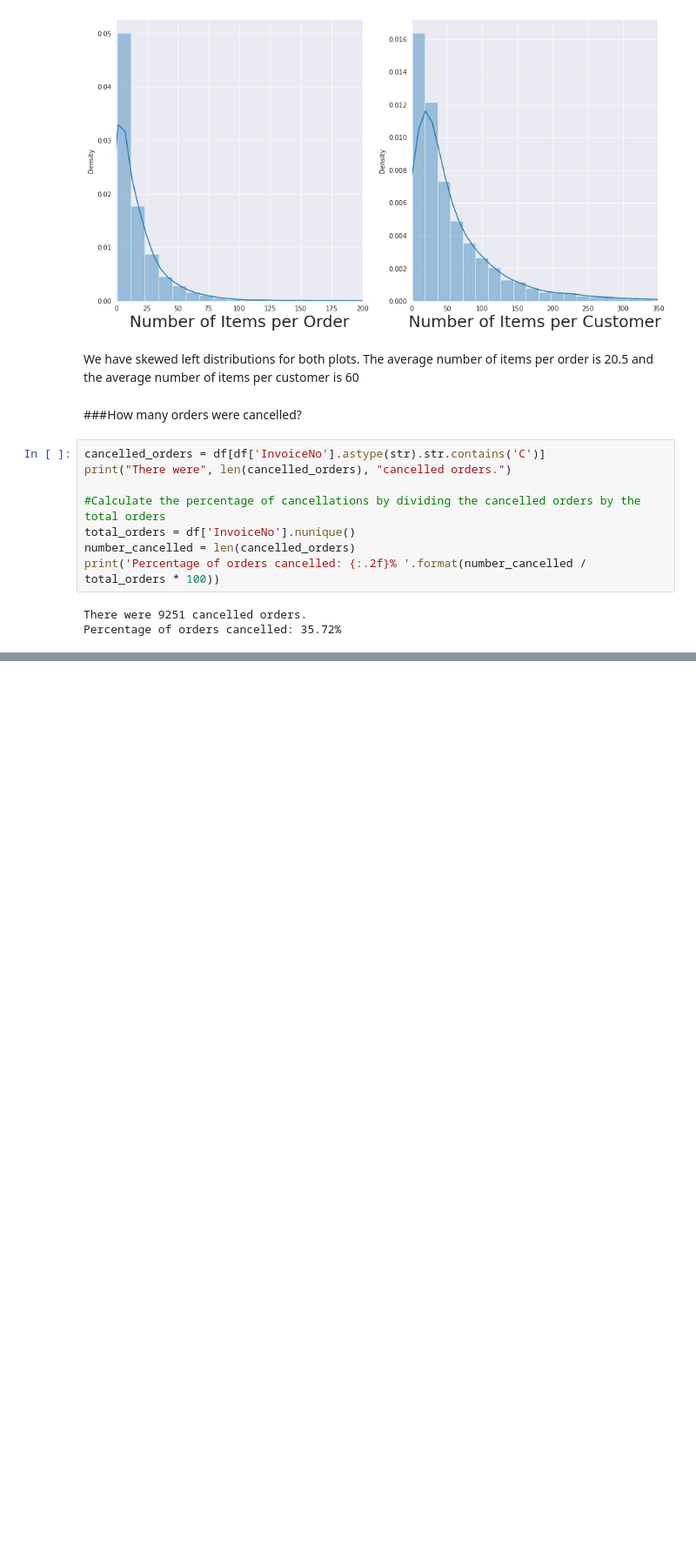
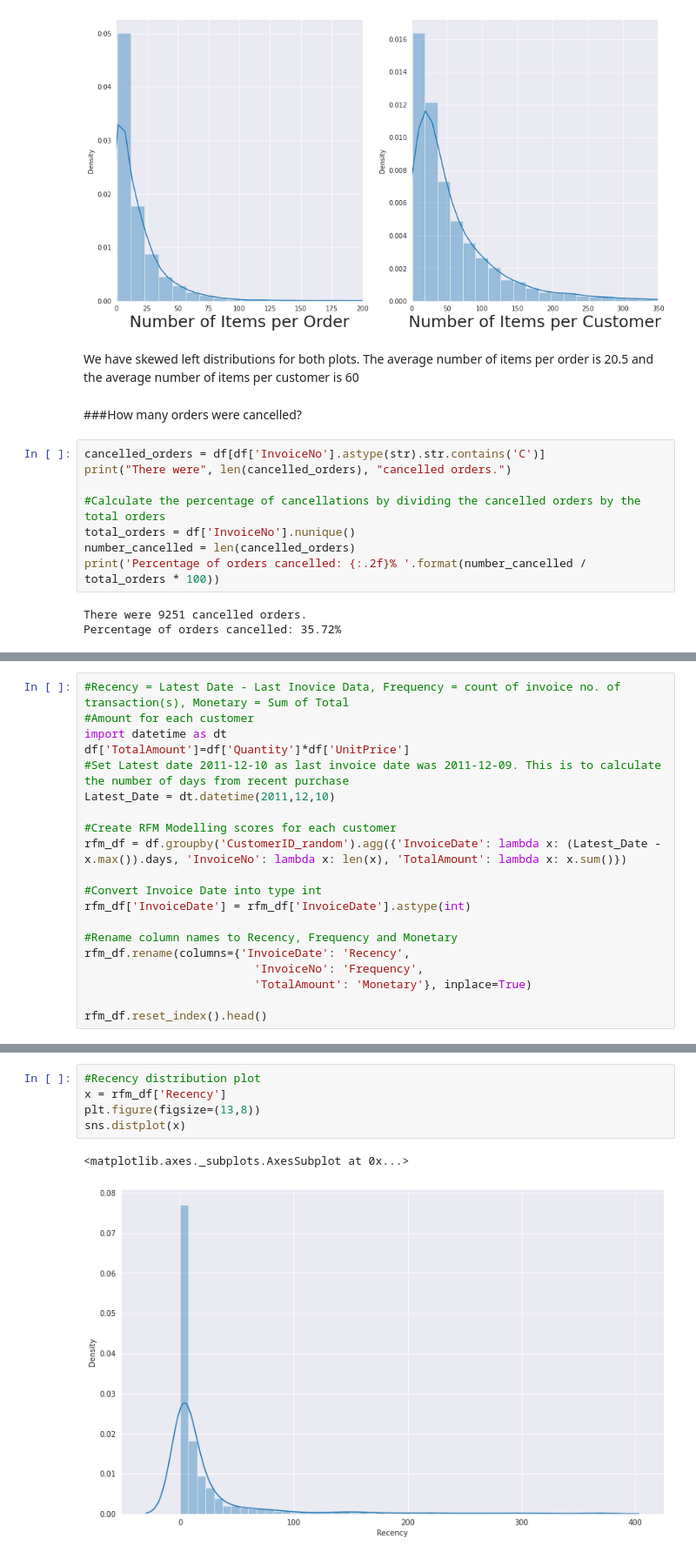
Before and after one commit to Aayushi-Sharma24/Online_Retail_Customer_Segmentation_Unsupervised, a Jupyter notebook: Online_Retail_Customer_Segmentation_Capstone_Project.ipynb, the cells around one changed output, grey strips where cells are left out. Shown: that part at 87% size. Cells and saved outputs as stored; diff of their text form; blank space fills up the shorter version.

```diff
--- a/Online_Retail_Customer_Segmentation_Capstone_Project.ipynb
+++ b/Online_Retail_Customer_Segmentation_Capstone_Project.ipynb
@@ -348,0 +424,20 @@ Percentage of orders cancelled: 35.72%
+# %%
+#Recency = Latest Date - Last Inovice Data, Frequency = count of invoice no. of transaction(s), Monetary = Sum of Total
+#Amount for each customer
+import datetime as dt
+df['TotalAmount']=df['Quantity']*df['UnitPrice']
+#Set Latest date 2011-12-10 as last invoice date was 2011-12-09. This is to calculate the number of days from recent purchase
+Latest_Date = dt.datetime(2011,12,10)
+
+#Create RFM Modelling scores for each customer
+rfm_df = df.groupby('CustomerID_random').agg({'InvoiceDate': lambda x: (Latest_Date - x.max()).days, 'InvoiceNo': lambda x: len(x), 'TotalAmount': lambda x: x.sum()})
+
+#Convert Invoice Date into type int
+rfm_df['InvoiceDate'] = rfm_df['InvoiceDate'].astype(int)
+
+#Rename column names to Recency, Frequency and Monetary
+rfm_df.rename(columns={'InvoiceDate': 'Recency',
+                         'InvoiceNo': 'Frequency',
+                         'TotalAmount': 'Monetary'}, inplace=True)
+
+rfm_df.reset_index().head()
@@ -348,0 +464,8 @@ Percentage of orders cancelled: 35.72%
+# %%
+#Recency distribution plot
+x = rfm_df['Recency']
+plt.figure(figsize=(13,8))
+sns.distplot(x)
+# %% [output]
+<matplotlib.axes._subplots.AxesSubplot at 0x...>
+[figure, added]
```
Also changed, not shown: parts of 34 cells of this notebook.
